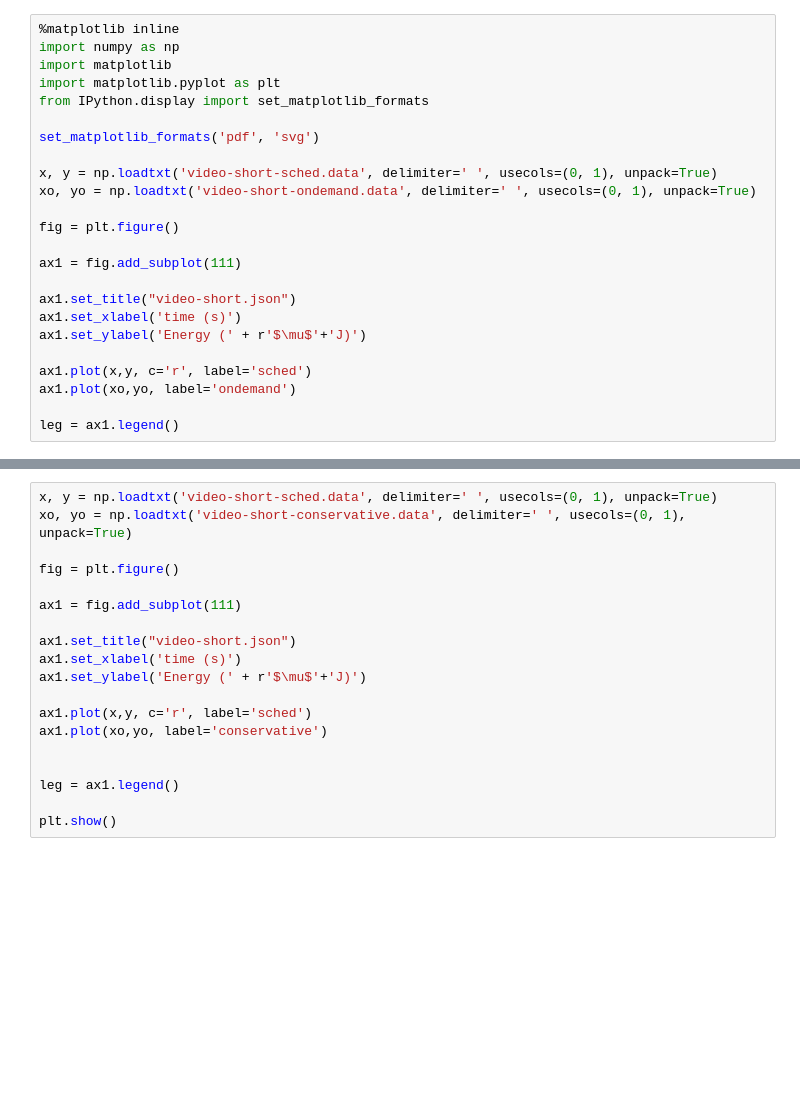
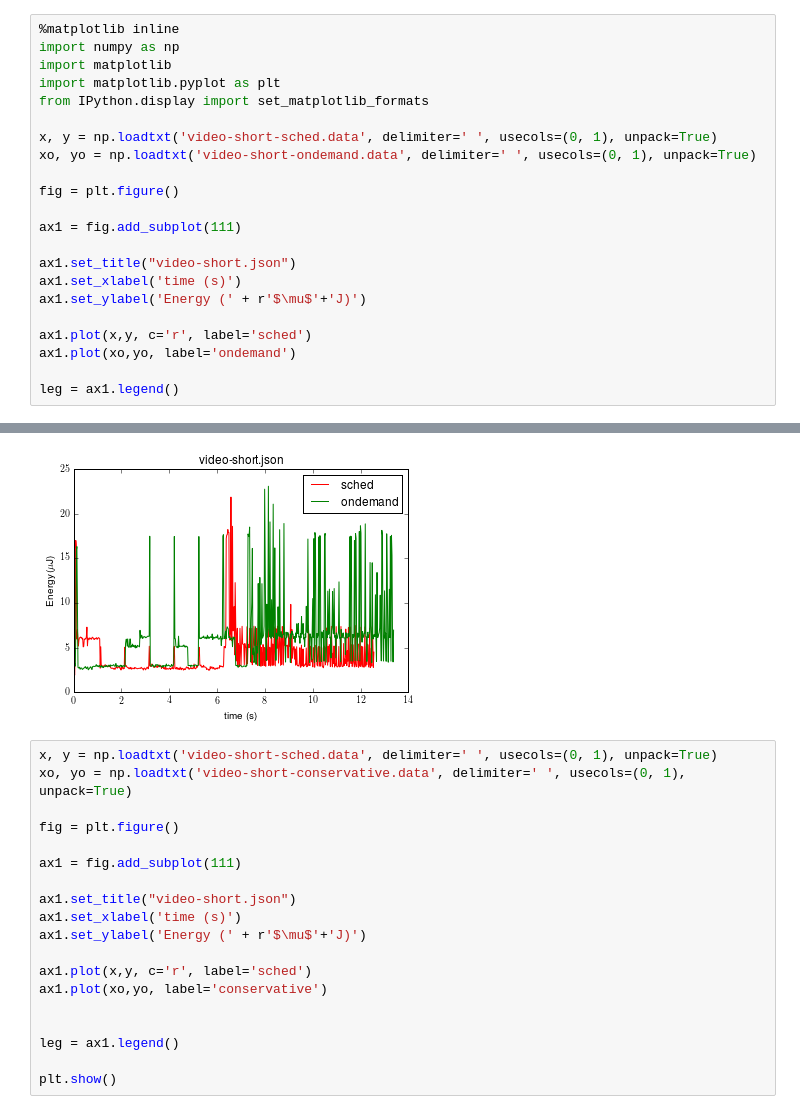
Before and after one commit to freedomtan/servod-scripts, a Jupyter notebook: dvfs-video-short.ipynb, the cells around one changed output, grey strips where cells are left out. Cells and saved outputs as stored; diff of their text form; blank space fills up the shorter version.

```diff
--- a/dvfs-video-short.ipynb
+++ b/dvfs-video-short.ipynb
@@ -4,8 +4,6 @@ import numpy as np
 import matplotlib
 import matplotlib.pyplot as plt
 from IPython.display import set_matplotlib_formats
-
-set_matplotlib_formats('pdf', 'svg')
 
 x, y = np.loadtxt('video-short-sched.data', delimiter=' ', usecols=(0, 1), unpack=True)
 xo, yo = np.loadtxt('video-short-ondemand.data', delimiter=' ', usecols=(0, 1), unpack=True)
@@ -27,3 +24,4 @@ leg = ax1.legend()
+[figure, added]
 # %%
 x, y = np.loadtxt('video-short-sched.data', delimiter=' ', usecols=(0, 1), unpack=True)
 xo, yo = np.loadtxt('video-short-conservative.data', delimiter=' ', usecols=(0, 1), unpack=True)
```
Also changed, not shown: parts of 1 cell of this notebook.
